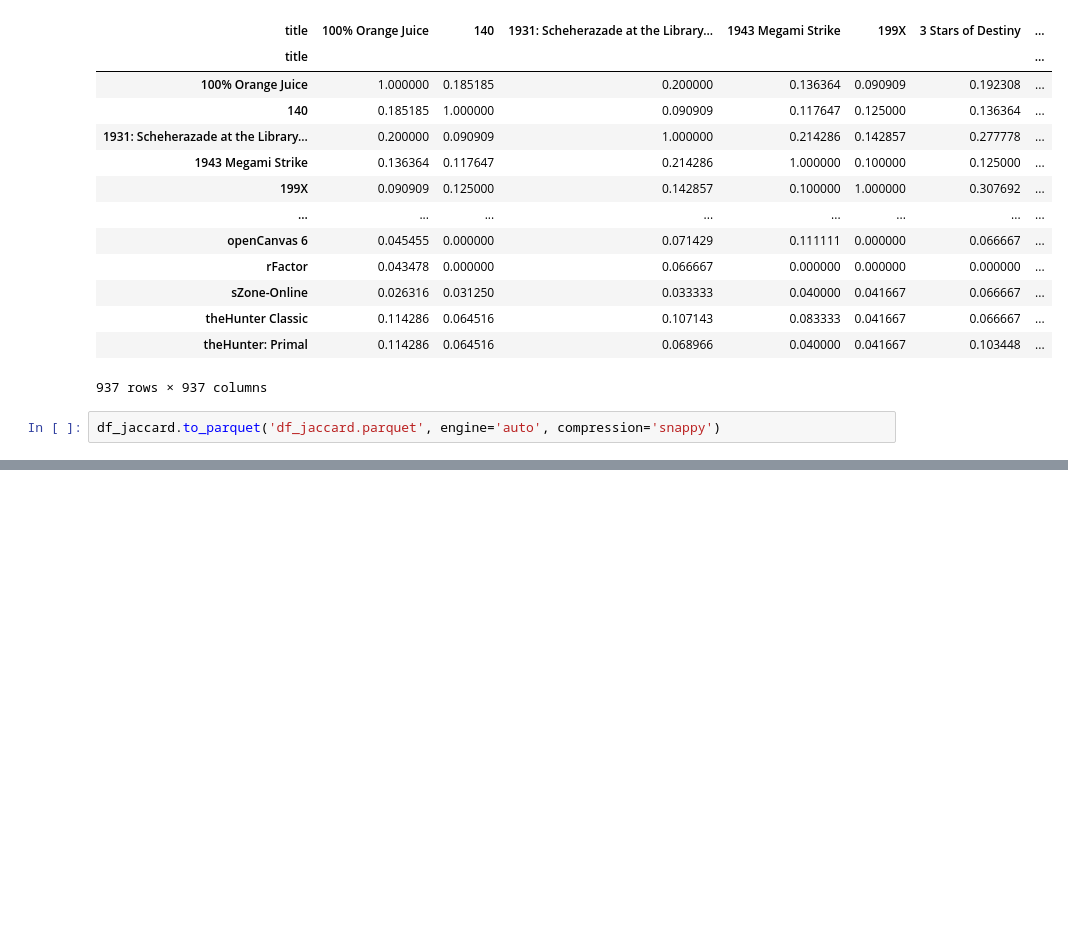
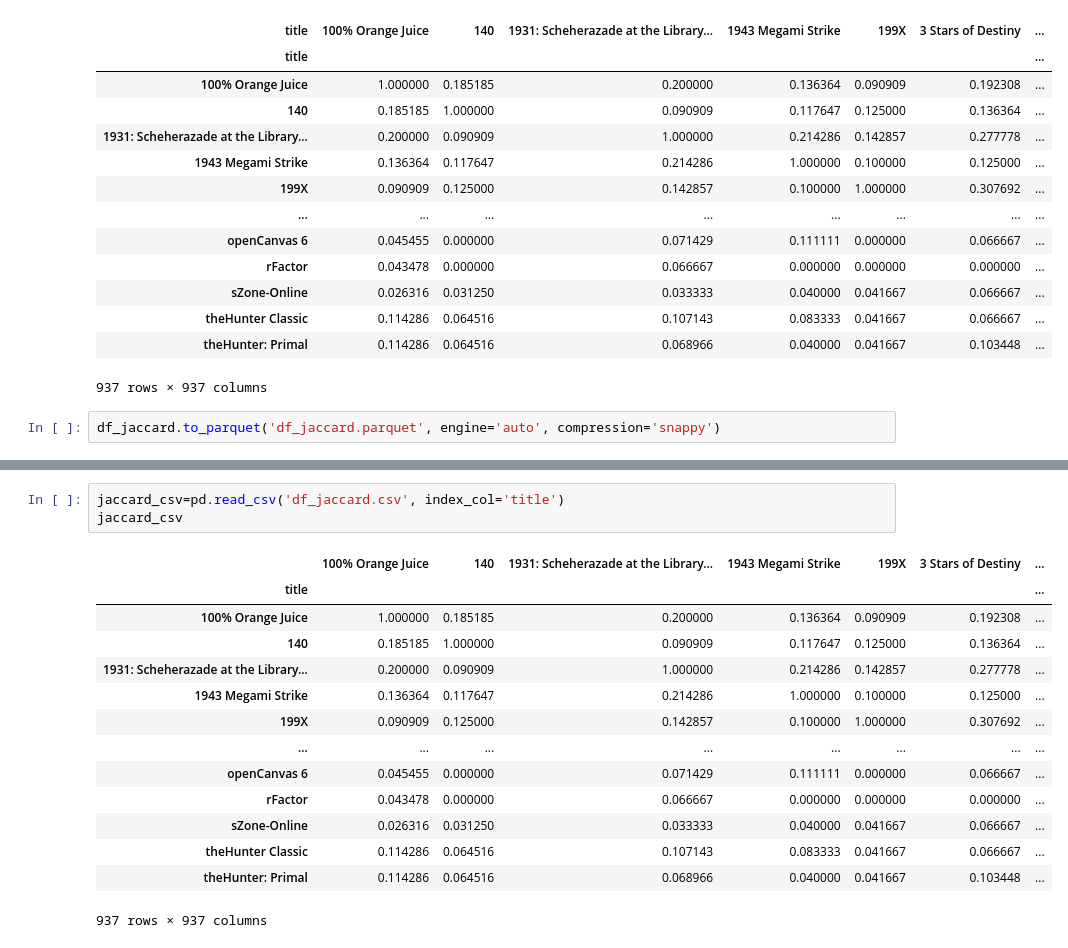
Before and after one commit to ECBOCANEGRA/Proyecto-Steam, a Jupyter notebook: recomendaciones.ipynb, the cells around one changed output, grey strips where cells are left out. Saved outputs shown, nothing was run; the diff lists cells and outputs as text; blank space fills up the shorter version.

```diff
--- a/recomendaciones.ipynb
+++ b/recomendaciones.ipynb
@@ -119,3 +136,21 @@ df_jaccard.to_parquet('df_jaccard.parquet', engine='auto', compression='snappy')
+# %%
+jaccard_csv=pd.read_csv('df_jaccard.csv', index_col='title')
+jaccard_csv
+# %% [output]
+|  | 100% Orange Juice | 140 | 1931: Scheherazade at the Library... | 1943 Megami Strike | 199X | 3 Stars of Destiny | ... |
+| title |  |  |  |  |  |  | ... |
+| 100% Orange Juice | 1.000000 | 0.185185 | 0.200000 | 0.136364 | 0.090909 | 0.192308 | ... |
+| 140 | 0.185185 | 1.000000 | 0.090909 | 0.117647 | 0.125000 | 0.136364 | ... |
+| 1931: Scheherazade at the Library... | 0.200000 | 0.090909 | 1.000000 | 0.214286 | 0.142857 | 0.277778 | ... |
+| 1943 Megami Strike | 0.136364 | 0.117647 | 0.214286 | 1.000000 | 0.100000 | 0.125000 | ... |
+| 199X | 0.090909 | 0.125000 | 0.142857 | 0.100000 | 1.000000 | 0.307692 | ... |
+| ... | ... | ... | ... | ... | ... | ... | ... |
+| openCanvas 6 | 0.045455 | 0.000000 | 0.071429 | 0.111111 | 0.000000 | 0.066667 | ... |
+| rFactor | 0.043478 | 0.000000 | 0.066667 | 0.000000 | 0.000000 | 0.000000 | ... |
+| sZone-Online | 0.026316 | 0.031250 | 0.033333 | 0.040000 | 0.041667 | 0.066667 | ... |
+| theHunter Classic | 0.114286 | 0.064516 | 0.107143 | 0.083333 | 0.041667 | 0.066667 | ... |
+| theHunter: Primal | 0.114286 | 0.064516 | 0.068966 | 0.040000 | 0.041667 | 0.103448 | ... |
+937 rows × 937 columns
 # %%
 # probamos el modelo
 recomendaciones=df_jaccard['Counter-Strike: Condition Zero'].sort_values(ascending=False)
```
Also changed, not shown: parts of 8 cells of this notebook, 5 other files.
